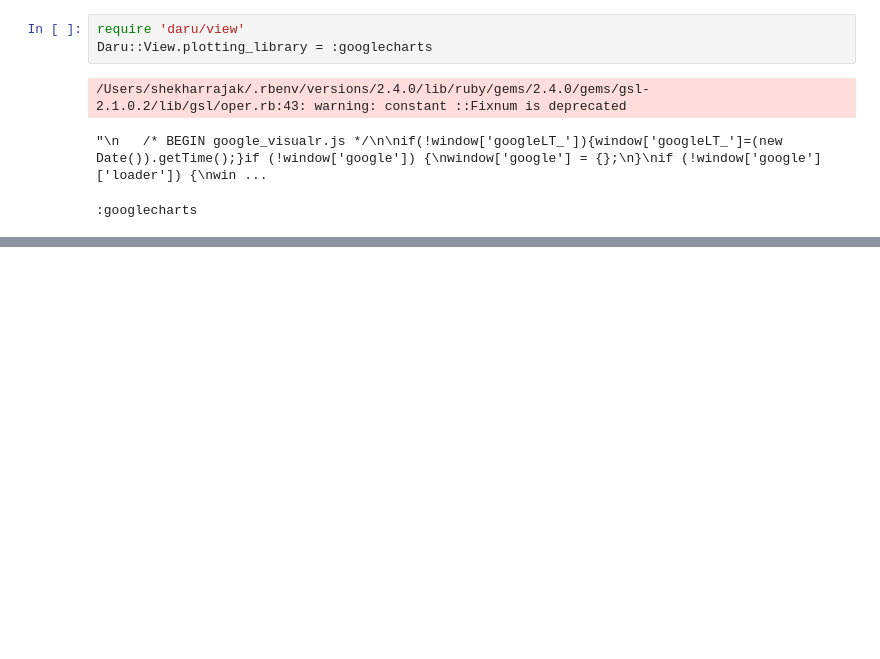
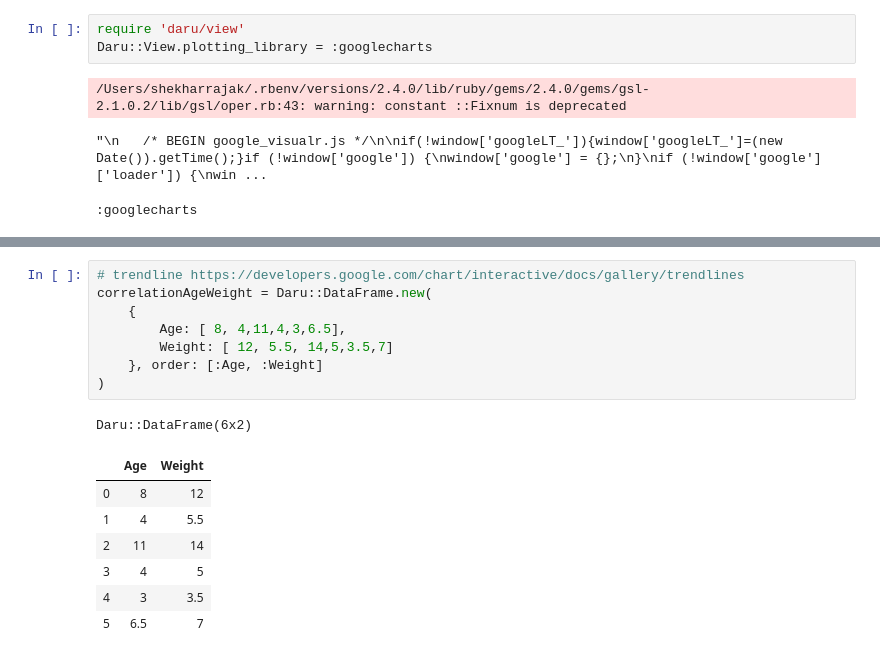
Before and after one commit to Shekharrajak/medium-daru-view-blog, a Jupyter notebook: GoogleChart example for medium blog.ipynb, the cells around one changed output, grey strips where cells are left out. Cells and saved outputs as stored; diff of their text form; blank space fills up the shorter version.

Commit message:
GoogleChart example for medium blog updated- trendline chart

```diff
--- a/GoogleChart example for medium blog.ipynb
+++ b/GoogleChart example for medium blog.ipynb
@@ -57,0 +28,17 @@ NoMethodError: undefined method `access_row_tuples_by_indexs' for #<Daru::DataFr
+# %%
+# trendline https://developers.google.com/chart/interactive/docs/gallery/trendlines
+correlationAgeWeight = Daru::DataFrame.new(
+    {
+        Age: [ 8, 4,11,4,3,6.5],
+        Weight: [ 12, 5.5, 14,5,3.5,7]
+    }, order: [:Age, :Weight]
+)
+# %% [output]
+Daru::DataFrame(6x2)
+|  | Age | Weight |
+| 0 | 8 | 12 |
+| 1 | 4 | 5.5 |
+| 2 | 11 | 14 |
+| 3 | 4 | 5 |
+| 4 | 3 | 3.5 |
+| 5 | 6.5 | 7 |
```
Also changed, not shown: parts of 6 cells of this notebook.
